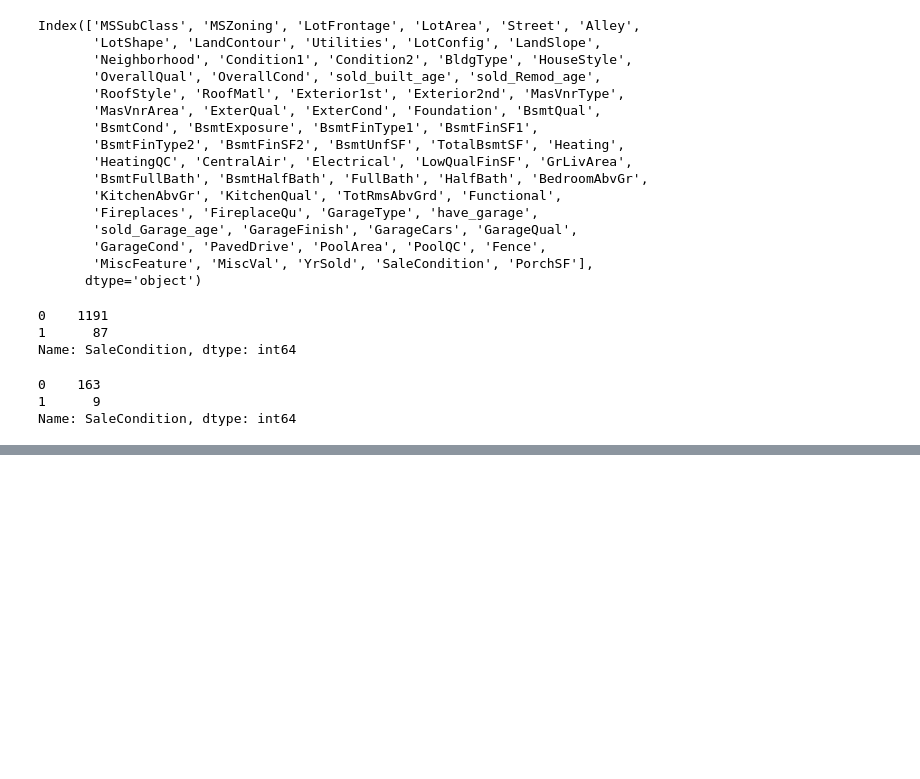
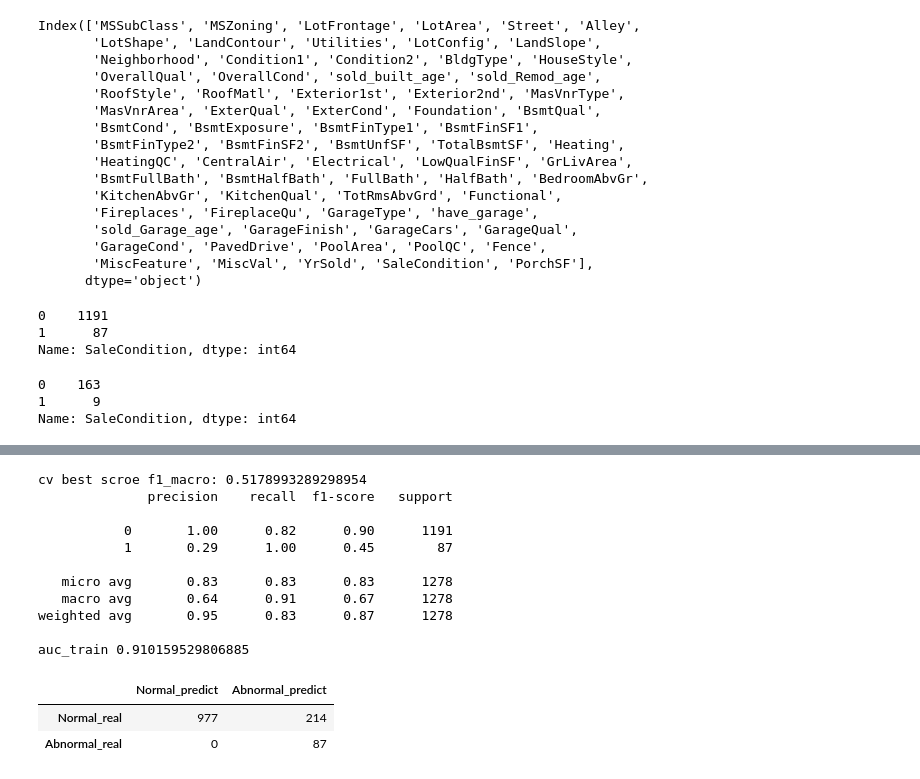
Before and after one commit to Miaowshroom/project3_a2, a Jupyter notebook: project-03-combined.ipynb, the cells around one changed output, grey strips where cells are left out. Saved outputs shown, nothing was run; the diff lists cells and outputs as text; code cells hidden in the pictures; blank space fills up the shorter version.

```diff
--- a/project-03-combined.ipynb
+++ b/project-03-combined.ipynb
@@ -52,6 +53,9 @@ RFECV_GS=RFECV_GS[0]
 
 RFECV_GS_q2 = pickle.load( open( "save_result_q2_RFECV.p", "rb" ) )
 RFECV_GS_q2 = RFECV_GS_q2[0]
+
+smt_logR_Grid = pickle.load( open( "save_result_q3_t4.p", "rb" ) )
+smt_logR_Grid = smt_logR_Grid[0]
 # %% [markdown]
 <img src="http://imgur.com/l5NasQj.png" style="float: left; margin: 25px 15px 0px 0px; height: 25px">
 
@@ -2022,0 +2063,23 @@ dict_keys(['memory', 'steps', 'smt', 'logR', 'smt__k_neighbors', 'smt__kind', 's
+# %%
+# Train set review
+print(f"cv best scroe auc: {smt_logR_Grid.best_score_}")
+y_predict = smt_logR_Grid.best_estimator_.predict(X_train_std_q3)
+print(classification_report(y_train_q3, y_predict))
+fpr, tp4, _ = roc_curve(y_train_q3, y_predict)
+print(f"auc_train {auc(fpr, tp4)}")
+pd.DataFrame(confusion_matrix(y_train_q3, y_predict), columns=['Normal_predict','Abnormal_predict'], index = ['Normal_real','Abnormal_real'])
+# %% [output]
+cv best scroe f1_macro: 0.5178993289298954
+              precision    recall  f1-score   support
+
+           0       1.00      0.82      0.90      1191
+           1       0.29      1.00      0.45        87
+
+   micro avg       0.83      0.83      0.83      1278
+   macro avg       0.64      0.91      0.67      1278
+weighted avg       0.95      0.83      0.87      1278
+
+auc_train 0.910159529806885
+|  | Normal_predict | Abnormal_predict |
+| Normal_real | 977 | 214 |
+| Abnormal_real | 0 | 87 |
```
Also changed, not shown: parts of 20 cells of this notebook.
